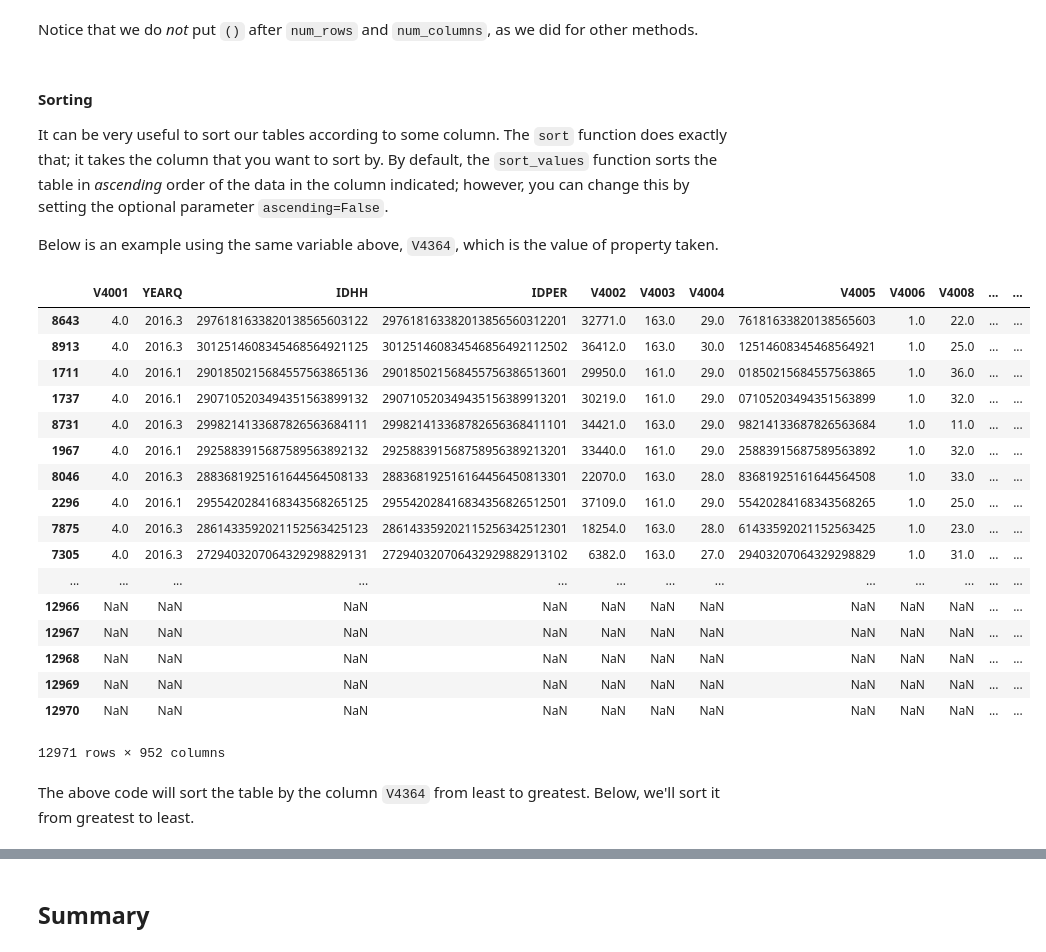
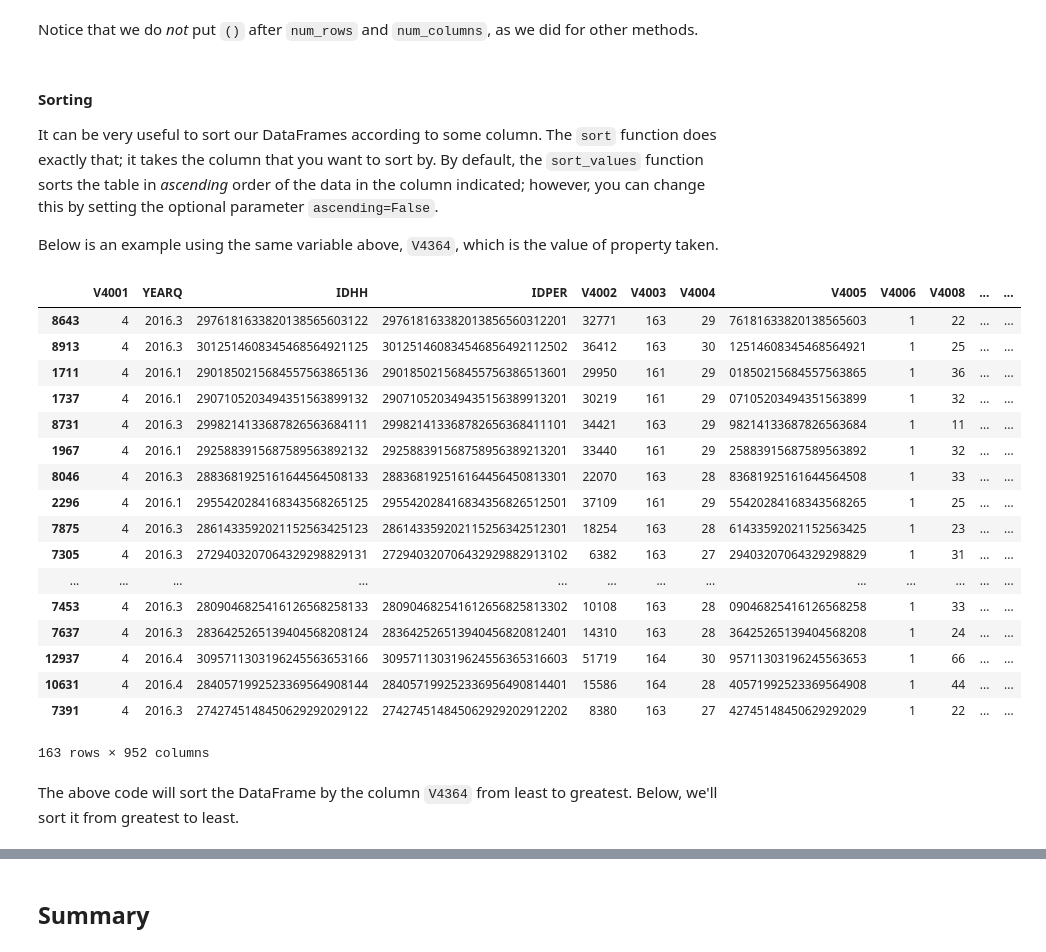
Before and after one commit to ds-modules/LEGALST-190, a Jupyter notebook: LEGALST-123/1-18/1-18.ipynb, the cells around one changed output, grey strips where cells are left out. Cells and saved outputs as stored; diff of their text form; code cells hidden in the pictures.

```diff
--- a/LEGALST-123/1-18/1-18.ipynb
+++ b/LEGALST-123/1-18/1-18.ipynb
@@ -664,33 +657,33 @@ Notice that we do _not_ put `()` after `num_rows` and `num_columns`, as we did f
 # %% [markdown]
 #### Sorting
 
-It can be very useful to sort our tables according to some column. The `sort` function does exactly that; it takes the column that you want to sort by. By default, the `sort_values` function sorts the table in _ascending_ order of the data in the column indicated; however, you can change this by setting the optional parameter `ascending=False`.
+It can be very useful to sort our DataFrames according to some column. The `sort` function does exactly that; it takes the column that you want to sort by. By default, the `sort_values` function sorts the table in _ascending_ order of the data in the column indicated; however, you can change this by setting the optional parameter `ascending=False`.
 
 Below is an example using the same variable above, `V4364`, which is the value of property taken.
 # %%
-monetary_loss = incidents.where(incidents["V4364"].between(10000, 99996, inclusive = True))
+monetary_loss = incidents.loc[incidents["V4364"].isin(np.arange(10000, 99997))]
 monetary_loss.sort_values(by=['V4364']) # Sort table by value of property taken in ascending order
 # %% [output]
 |  | V4001 | YEARQ | IDHH | IDPER | V4002 | V4003 | V4004 | V4005 | V4006 | V4008 | ... | ... |
-| 8643 | 4.0 | 2016.3 | 2976181633820138565603122 | 297618163382013856560312201 | 32771.0 | 163.0 | 29.0 | 76181633820138565603 | 1.0 | 22.0 | ... | ... |
-| 8913 | 4.0 | 2016.3 | 3012514608345468564921125 | 301251460834546856492112502 | 36412.0 | 163.0 | 30.0 | 12514608345468564921 | 1.0 | 25.0 | ... | ... |
-| 1711 | 4.0 | 2016.1 | 2901850215684557563865136 | 290185021568455756386513601 | 29950.0 | 161.0 | 29.0 | 01850215684557563865 | 1.0 | 36.0 | ... | ... |
-| 1737 | 4.0 | 2016.1 | 2907105203494351563899132 | 290710520349435156389913201 | 30219.0 | 161.0 | 29.0 | 07105203494351563899 | 1.0 | 32.0 | ... | ... |
-| 8731 | 4.0 | 2016.3 | 2998214133687826563684111 | 299821413368782656368411101 | 34421.0 | 163.0 | 29.0 | 98214133687826563684 | 1.0 | 11.0 | ... | ... |
-| 1967 | 4.0 | 2016.1 | 2925883915687589563892132 | 292588391568758956389213201 | 33440.0 | 161.0 | 29.0 | 25883915687589563892 | 1.0 | 32.0 | ... | ... |
-| 8046 | 4.0 | 2016.3 | 2883681925161644564508133 | 288368192516164456450813301 | 22070.0 | 163.0 | 28.0 | 83681925161644564508 | 1.0 | 33.0 | ... | ... |
-| 2296 | 4.0 | 2016.1 | 2955420284168343568265125 | 295542028416834356826512501 | 37109.0 | 161.0 | 29.0 | 55420284168343568265 | 1.0 | 25.0 | ... | ... |
-| 7875 | 4.0 | 2016.3 | 2861433592021152563425123 | 286143359202115256342512301 | 18254.0 | 163.0 | 28.0 | 61433592021152563425 | 1.0 | 23.0 | ... | ... |
-| 7305 | 4.0 | 2016.3 | 2729403207064329298829131 | 272940320706432929882913102 | 6382.0 | 163.0 | 27.0 | 29403207064329298829 | 1.0 | 31.0 | ... | ... |
+| 8643 | 4 | 2016.3 | 2976181633820138565603122 | 297618163382013856560312201 | 32771 | 163 | 29 | 76181633820138565603 | 1 | 22 | ... | ... |
+| 8913 | 4 | 2016.3 | 3012514608345468564921125 | 301251460834546856492112502 | 36412 | 163 | 30 | 12514608345468564921 | 1 | 25 | ... | ... |
+| 1711 | 4 | 2016.1 | 2901850215684557563865136 | 290185021568455756386513601 | 29950 | 161 | 29 | 01850215684557563865 | 1 | 36 | ... | ... |
+| 1737 | 4 | 2016.1 | 2907105203494351563899132 | 290710520349435156389913201 | 30219 | 161 | 29 | 07105203494351563899 | 1 | 32 | ... | ... |
+| 8731 | 4 | 2016.3 | 2998214133687826563684111 | 299821413368782656368411101 | 34421 | 163 | 29 | 98214133687826563684 | 1 | 11 | ... | ... |
+| 1967 | 4 | 2016.1 | 2925883915687589563892132 | 292588391568758956389213201 | 33440 | 161 | 29 | 25883915687589563892 | 1 | 32 | ... | ... |
+| 8046 | 4 | 2016.3 | 2883681925161644564508133 | 288368192516164456450813301 | 22070 | 163 | 28 | 83681925161644564508 | 1 | 33 | ... | ... |
+| 2296 | 4 | 2016.1 | 2955420284168343568265125 | 295542028416834356826512501 | 37109 | 161 | 29 | 55420284168343568265 | 1 | 25 | ... | ... |
+| 7875 | 4 | 2016.3 | 2861433592021152563425123 | 286143359202115256342512301 | 18254 | 163 | 28 | 61433592021152563425 | 1 | 23 | ... | ... |
+| 7305 | 4 | 2016.3 | 2729403207064329298829131 | 272940320706432929882913102 | 6382 | 163 | 27 | 29403207064329298829 | 1 | 31 | ... | ... |
 | ... | ... | ... | ... | ... | ... | ... | ... | ... | ... | ... | ... | ... |
-| 12966 | NaN | NaN | NaN | NaN | NaN | NaN | NaN | NaN | NaN | NaN | ... | ... |
-| 12967 | NaN | NaN | NaN | NaN | NaN | NaN | NaN | NaN | NaN | NaN | ... | ... |
-| 12968 | NaN | NaN | NaN | NaN | NaN | NaN | NaN | NaN | NaN | NaN | ... | ... |
-| 12969 | NaN | NaN | NaN | NaN | NaN | NaN | NaN | NaN | NaN | NaN | ... | ... |
-| 12970 | NaN | NaN | NaN | NaN | NaN | NaN | NaN | NaN | NaN | NaN | ... | ... |
+| 7453 | 4 | 2016.3 | 2809046825416126568258133 | 280904682541612656825813302 | 10108 | 163 | 28 | 09046825416126568258 | 1 | 33 | ... | ... |
+| 7637 | 4 | 2016.3 | 2836425265139404568208124 | 283642526513940456820812401 | 14310 | 163 | 28 | 36425265139404568208 | 1 | 24 | ... | ... |
+| 12937 | 4 | 2016.4 | 3095711303196245563653166 | 309571130319624556365316603 | 51719 | 164 | 30 | 95711303196245563653 | 1 | 66 | ... | ... |
+| 10631 | 4 | 2016.4 | 2840571992523369564908144 | 284057199252336956490814401 | 15586 | 164 | 28 | 40571992523369564908 | 1 | 44 | ... | ... |
+| 7391 | 4 | 2016.3 | 2742745148450629292029122 | 274274514845062929202912202 | 8380 | 163 | 27 | 42745148450629292029 | 1 | 22 | ... | ... |
-12971 rows × 952 columns
+163 rows × 952 columns
 # %% [markdown]
-The above code will sort the table by the column `V4364` from least to greatest. Below, we'll sort it from greatest to least.
+The above code will sort the DataFrame by the column `V4364` from least to greatest. Below, we'll sort it from greatest to least.
 # %%
 monetary_loss.sort_values(by='V4364', ascending=False) # Sort table by value of property taken in descending order (highest at top)
 # %% [output]
```
Also changed, not shown: parts of 24 cells of this notebook.
